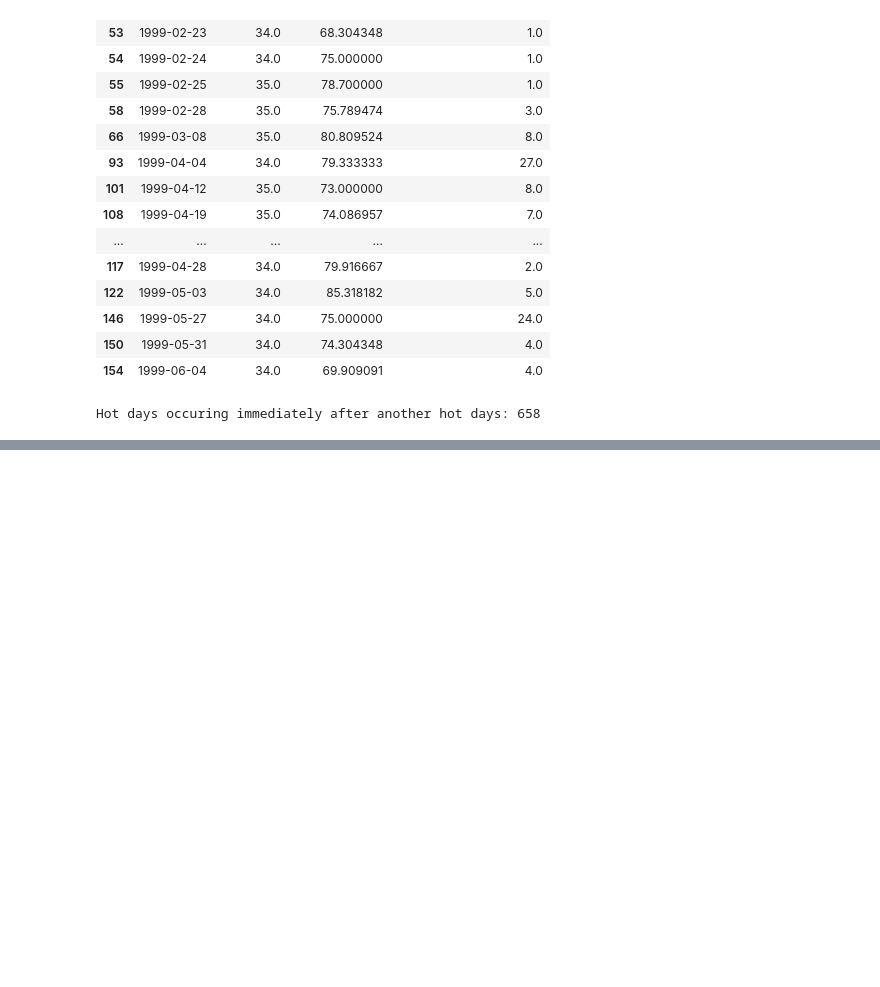
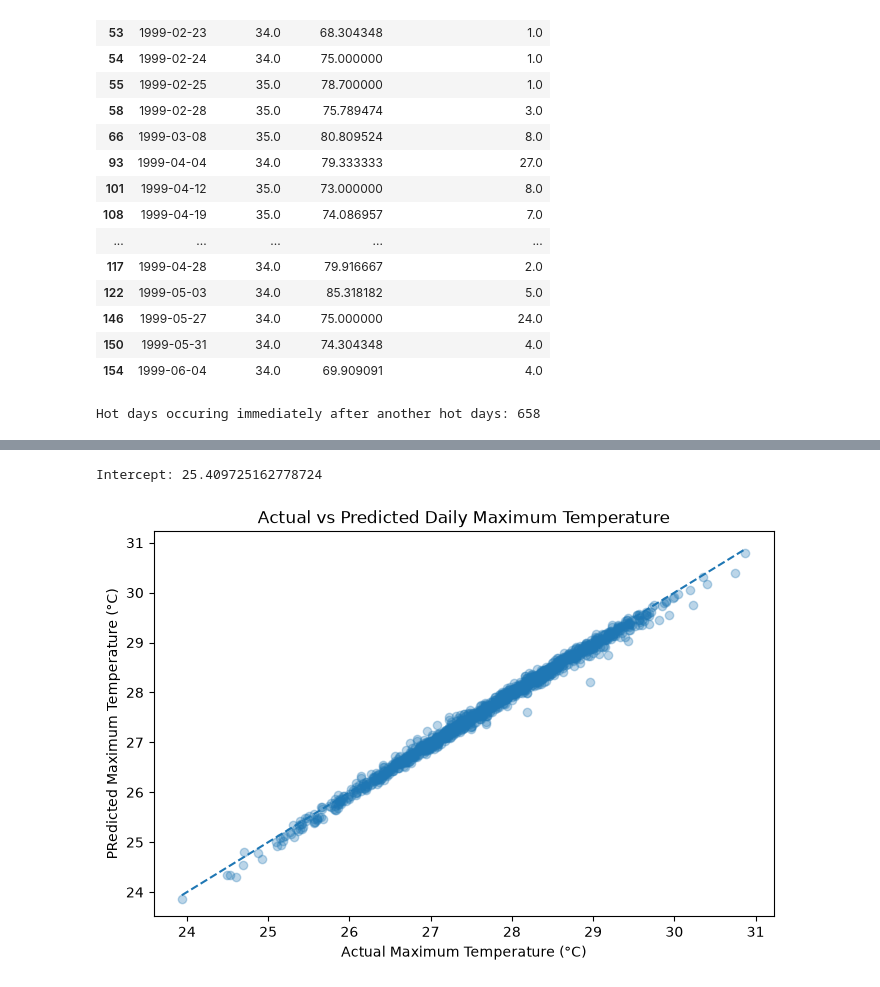
Before and after one commit to ThejaJeff/malaysia-weather-explorer, a Jupyter notebook: notebooks/weather_analysis.ipynb, the cells around one changed output, grey strips where cells are left out. Drawn from its saved outputs; the diff is of its cells as text; code cells hidden in the pictures; blank space fills up the shorter version.

Commit message:
Complete statistical weather modelling

```diff
--- a/notebooks/weather_analysis.ipynb
+++ b/notebooks/weather_analysis.ipynb
@@ -1011,0 +1147,2 @@ consecutive_hot_days.head(20)
+# %%
+model_data["year"] = model_data["datetime"].dt.year
@@ -1011,0 +1158,9 @@ consecutive_hot_days.head(20)
+# %%
+train_data = model_data[
+    model_data["year"] <=2019
+
+].copy()
+
+test_data = model_data[
+    model_data["year"] >= 2020
+].copy()
@@ -1011,0 +1226,15 @@ consecutive_hot_days.head(20)
+# %%
+from sklearn.metrics import mean_absolute_error, mean_squared_error, r2_score
+import numpy as np
+
+# Make the Prediction
+y_pred = model.predict(X_test)
+
+# Calculate evaluation metrics
+mae = mean_absolute_error(y_test, y_pred)
+rmse = np.sqrt(mean_squared_error(y_test, y_pred))
+r2 = r2_score(y_test, y_pred)
+
+print("MAE:", mae)
+print("RMSE:", rmse)
+print("R²:",r2)
@@ -1011,0 +1260,24 @@ consecutive_hot_days.head(20)
+# %%
+print("Intercept:", model.intercept_)
+# %% [output]
+Intercept: 25.409725162778724
+# %%
+import matplotlib.pyplot as plt
+
+plt.figure(figsize=(8, 5))
+
+plt.scatter(y_test, y_pred, alpha=0.3)
+
+plt.xlabel("Actual Maximum Temperature (°C)")
+plt.ylabel("PRedicted Maximum Temperature (°C)")
+plt.title("Actual vs Predicted Daily Maximum Temperature")
+
+plt.plot(
+    [y_test.min(), y_test.max()],
+    [y_test.min(), y_test.max()],
+    linestyle="--"
+)
+
+plt.show()
+# %% [output]
+[figure, added]
```
Also changed, not shown: parts of 30 cells of this notebook.
